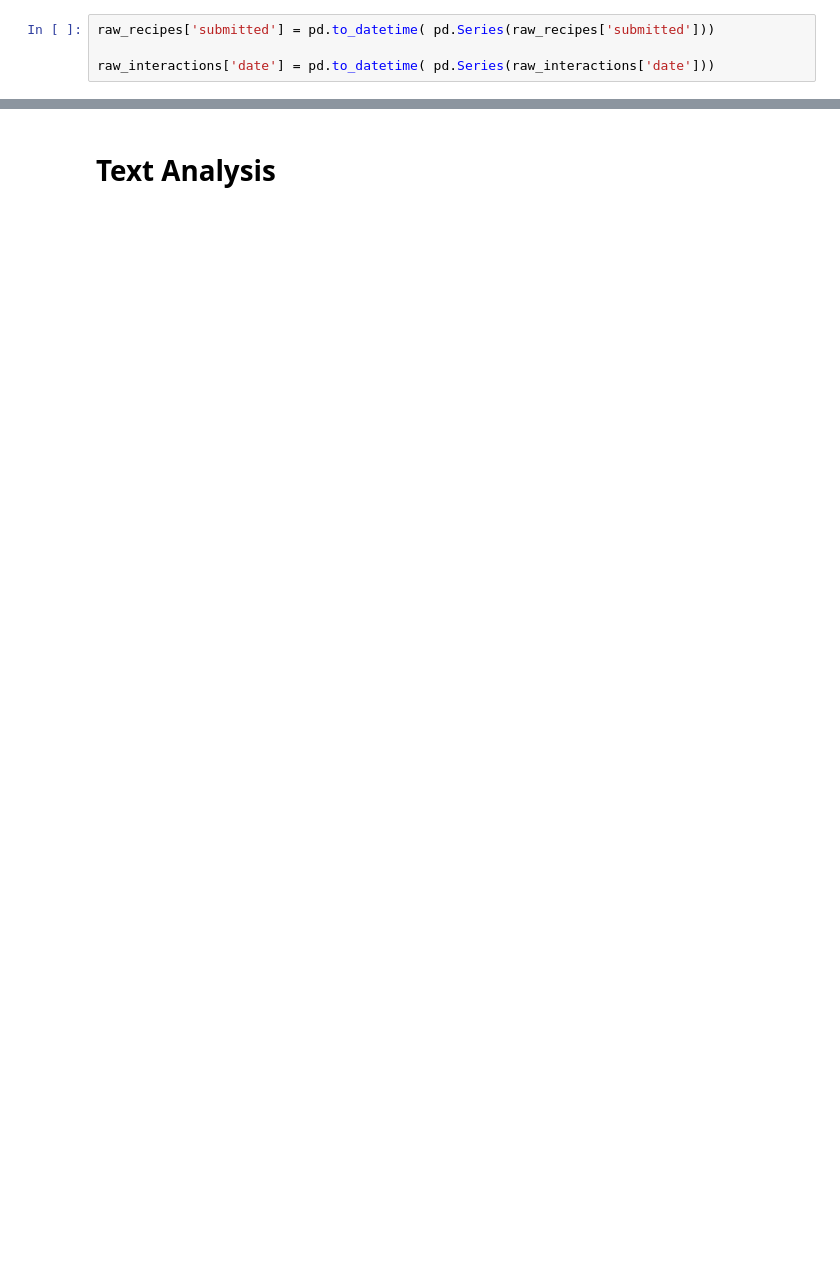
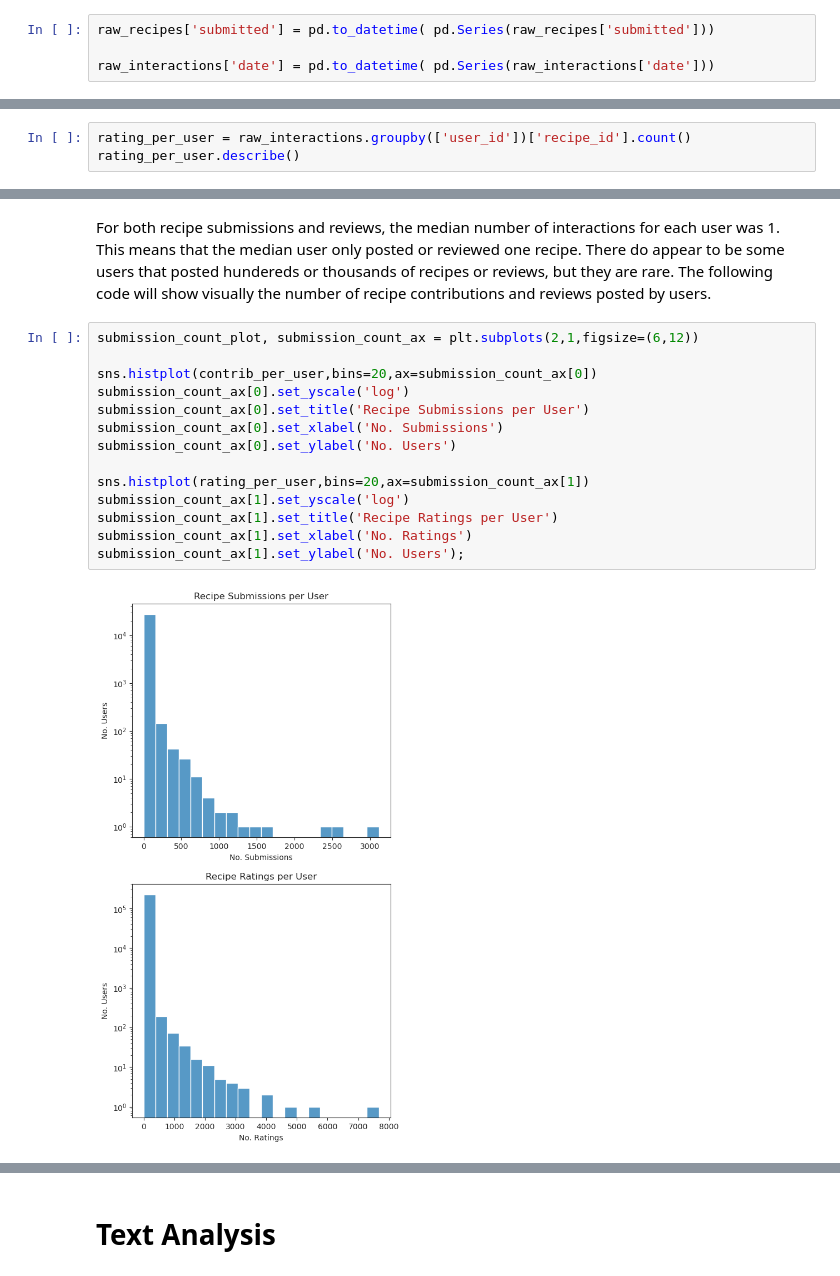
Before and after one commit to jlombino/RecipeEngine, a Jupyter notebook: Recipe_EDA.ipynb, the cells around one changed output, grey strips where cells are left out. Saved outputs shown, nothing was run; the diff lists cells and outputs as text; blank space fills up the shorter version.

```diff
--- a/Recipe_EDA.ipynb
+++ b/Recipe_EDA.ipynb
@@ -325,0 +127,3 @@ recipes_with_nutrition.head()
+# %%
+rating_per_user = raw_interactions.groupby(['user_id'])['recipe_id'].count()
+rating_per_user.describe()
@@ -325,0 +140,18 @@ recipes_with_nutrition.head()
+# %% [markdown]
+For both recipe submissions and reviews, the median number of interactions for each user was 1. This means that the median user only posted or reviewed one recipe. There do appear to be some users that posted hundereds or thousands of recipes or reviews, but they are rare. The following code will show visually the number of recipe contributions and reviews posted by users.
+# %%
+submission_count_plot, submission_count_ax = plt.subplots(2,1,figsize=(6,12))
+
+sns.histplot(contrib_per_user,bins=20,ax=submission_count_ax[0])
+submission_count_ax[0].set_yscale('log')
+submission_count_ax[0].set_title('Recipe Submissions per User')
+submission_count_ax[0].set_xlabel('No. Submissions')
+submission_count_ax[0].set_ylabel('No. Users')
+
+sns.histplot(rating_per_user,bins=20,ax=submission_count_ax[1])
+submission_count_ax[1].set_yscale('log')
+submission_count_ax[1].set_title('Recipe Ratings per User')
+submission_count_ax[1].set_xlabel('No. Ratings')
+submission_count_ax[1].set_ylabel('No. Users');
+# %% [output]
+[figure, added]
```
Also changed, not shown: parts of 104 cells of this notebook, 1 other file.
